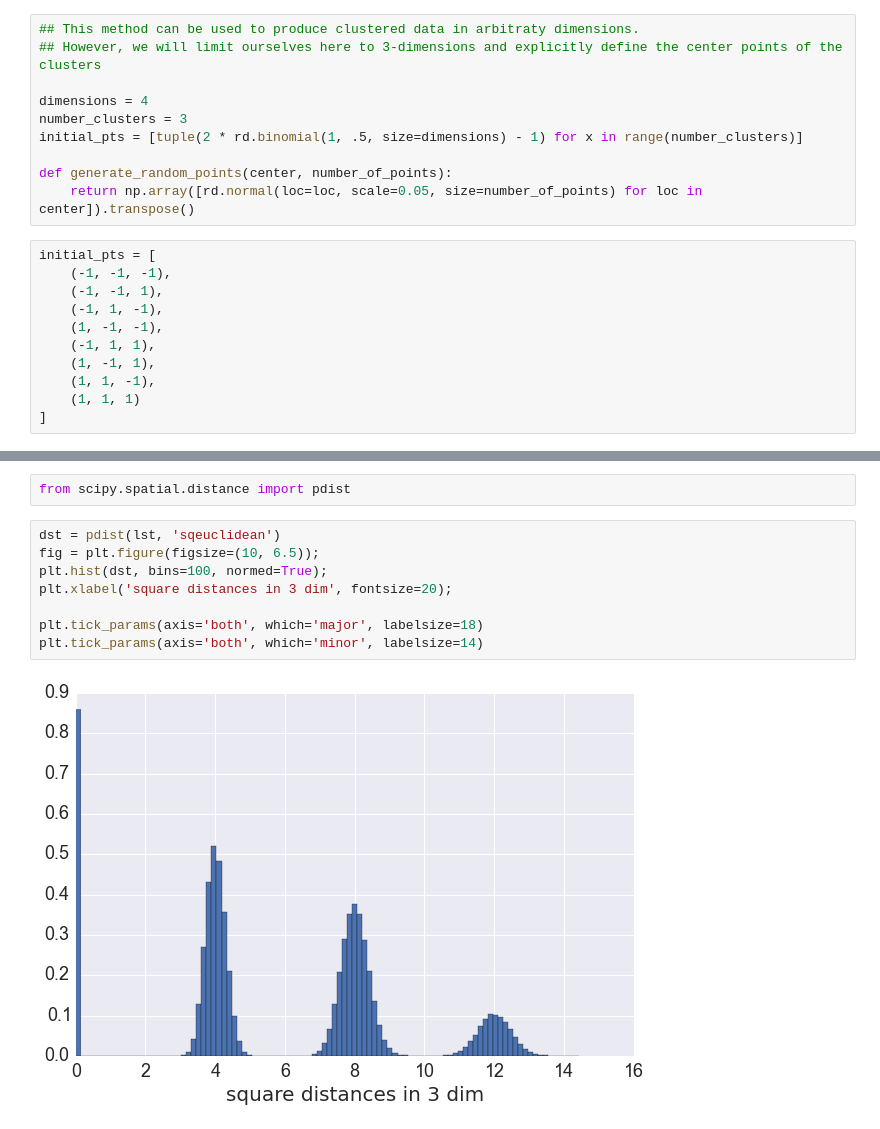
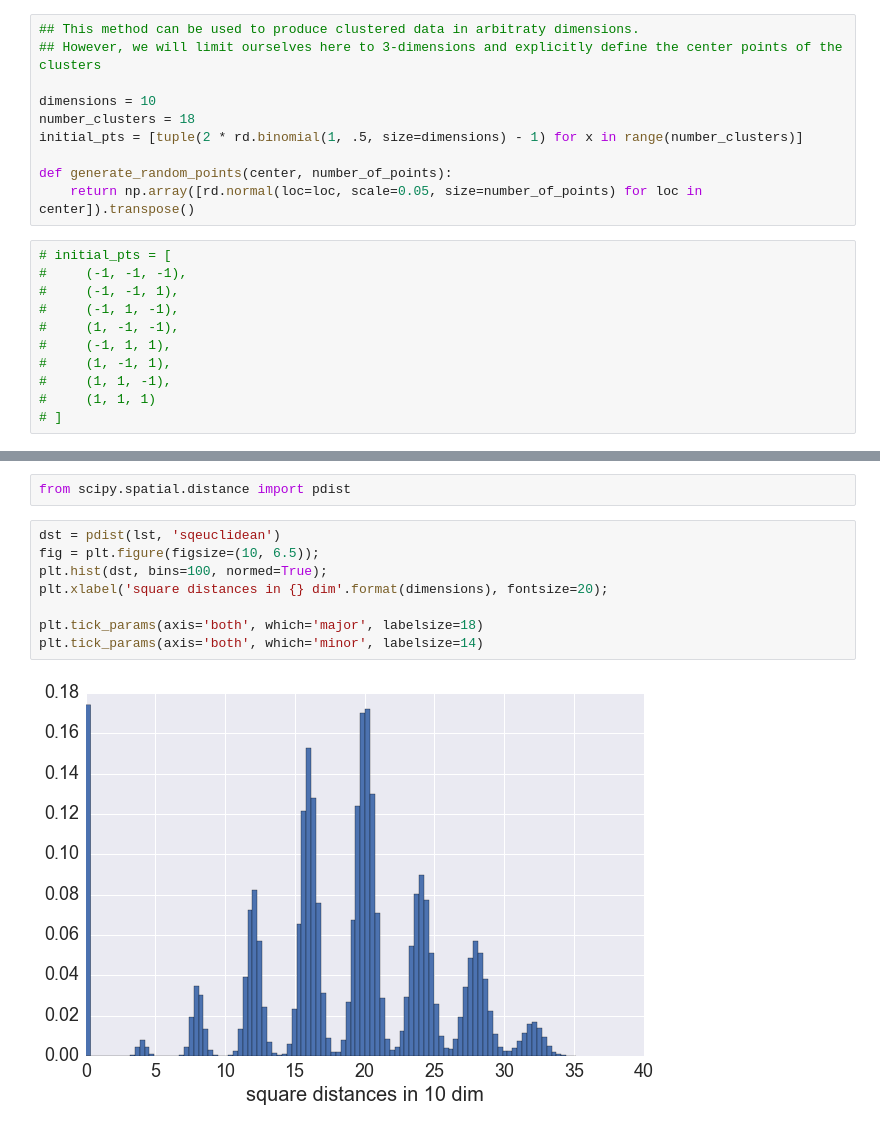
Before and after one commit to jotterbach/Data-Exploration-and-Numerical-Experimentation, a Jupyter notebook: Numerical-Experimentation/t-SNE and the KL Divergence.ipynb, the cells around one changed output, grey strips where cells are left out. Saved outputs shown, nothing was run; the diff lists cells and outputs as text.

```diff
--- a/Numerical-Experimentation/t-SNE and the KL Divergence.ipynb
+++ b/Numerical-Experimentation/t-SNE and the KL Divergence.ipynb
@@ -201,23 +203,23 @@ import seaborn as sns
 ## This method can be used to produce clustered data in arbitraty dimensions.
 ## However, we will limit ourselves here to 3-dimensions and explicitly define the center points of the clusters
 
-dimensions = 4
-number_clusters = 3
+dimensions = 10
+number_clusters = 18
 initial_pts = [tuple(2 * rd.binomial(1, .5, size=dimensions) - 1) for x in range(number_clusters)]
 
 def generate_random_points(center, number_of_points):
     return np.array([rd.normal(loc=loc, scale=0.05, size=number_of_points) for loc in center]).transpose()
 # %%
-initial_pts = [
-    (-1, -1, -1),
-    (-1, -1, 1),
-    (-1, 1, -1),
-    (1, -1, -1),
-    (-1, 1, 1),
-    (1, -1, 1),
-    (1, 1, -1),
-    (1, 1, 1)
-]
+# initial_pts = [
+#     (-1, -1, -1),
+#     (-1, -1, 1),
+#     (-1, 1, -1),
+#     (1, -1, -1),
+#     (-1, 1, 1),
+#     (1, -1, 1),
+#     (1, 1, -1),
+#     (1, 1, 1)
+# ]
 # %%
 size_cluster = 100
 lst = []
@@ -247,10 +249,10 @@ from scipy.spatial.distance import pdist
 # %%
 dst = pdist(lst, 'sqeuclidean')
 fig = plt.figure(figsize=(10, 6.5));
 plt.hist(dst, bins=100, normed=True);
-plt.xlabel('square distances in 3 dim', fontsize=20);
+plt.xlabel('square distances in {} dim'.format(dimensions), fontsize=20);
 
 plt.tick_params(axis='both', which='major', labelsize=18)
 plt.tick_params(axis='both', which='minor', labelsize=14)
 # %% [output]
-[figure, old version]
+[figure, new version]
```
Also changed, not shown: parts of 8 cells of this notebook.
